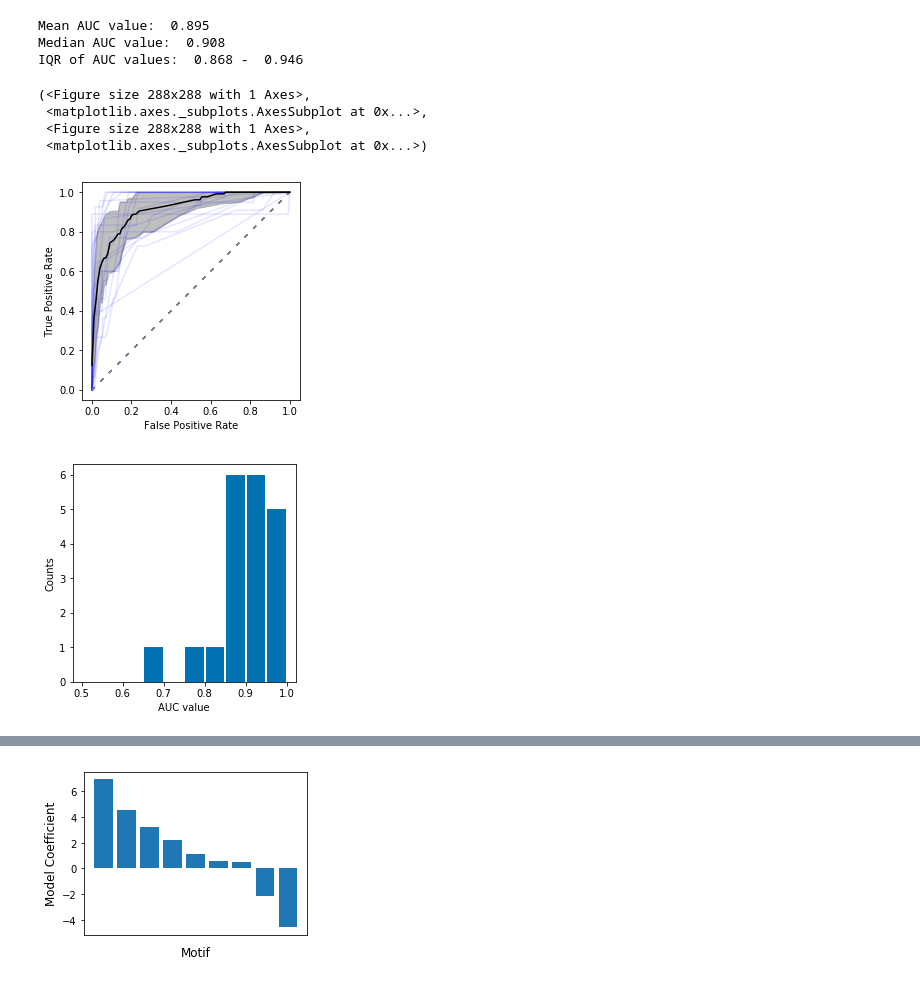
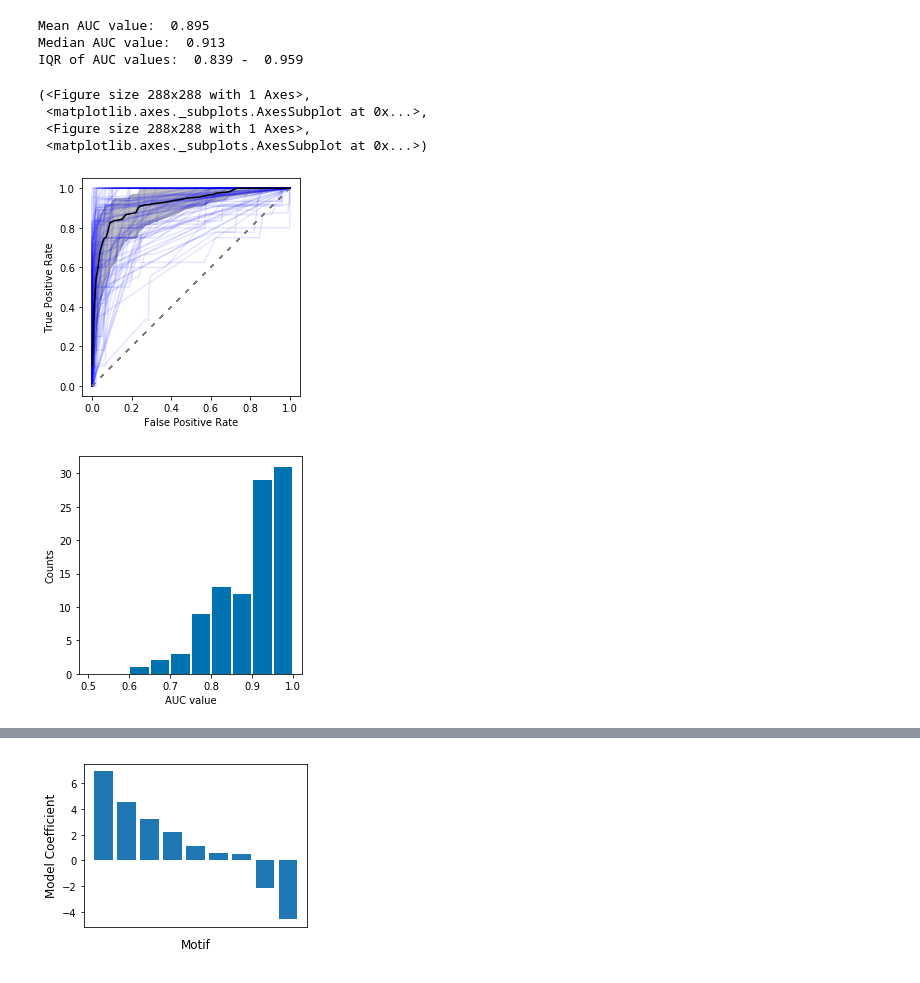
Before and after one commit to andrewguy/CCARL, a Jupyter notebook: workflow.ipynb, the cells around one changed output, grey strips where cells are left out. Saved outputs shown, nothing was run; the diff lists cells and outputs as text; code cells hidden in the pictures.

```diff
--- a/workflow.ipynb
+++ b/workflow.ipynb
@@ -162,30 +165,45 @@ import importlib
 import ccarl
 importlib.reload(ccarl)
 
-DATA_DIR = './Data'
+import warnings
+warnings.filterwarnings("ignore", message="invalid value encountered in double_scalars")
+
+DATA_DIR = './Data/CV_Folds'
 
 for csv_file in csv_files:
     results[csv_file] = {}
-    train_data = pd.read_csv(os.path.join(DATA_DIR, 'training_set', 'training_set_' + csv_file))
-    test_data = pd.read_csv(os.path.join(DATA_DIR, 'test_set', 'test_set_' + csv_file))
-    cf = ccarl.ccarl.CCARLClassifier(num_mrmr_features=10)
-    cf.train(train_data.glycan, train_data.binding)
-    results[csv_file]['model'] = cf
-    results[csv_file]['test'] = test_data
-    results[csv_file]['train'] = train_data
+    for fold in [1, 2, 3, 4, 5]:
+        results[csv_file][fold] = {}
+        train_data = pd.read_csv(os.path.join(DATA_DIR, f"fold_{fold}", 'training_set_' + csv_file))
+        test_data = pd.read_csv(os.path.join(DATA_DIR, f"fold_{fold}", 'test_set_' + csv_file))
+        cf = ccarl.ccarl.CCARLClassifier(num_mrmr_features=10)
+
+        cf.train(train_data.glycan, train_data.binding)
+        results[csv_file][fold]['model'] = cf
+        results[csv_file][fold]['test'] = test_data
+        results[csv_file][fold]['train'] = train_data
+# %%
+import pickle
+
+if results.keys():
+    with open('pickled_cv_results', 'wb') as f:
+        pickle.dump(results, f)
+else:
+    with open('pickled_cv_results', 'rb') as f:
+        results = pickle.load(f)
 # %%
 # Plot ROC curves for all test sets
-roc_data = [[results[x]['test'].binding.values, results[x]['model'].predict_proba(results[x]['test'].glycan)[:,1]] for x in csv_files]
+roc_data = [[results[x][fold]['test'].binding.values, results[x][fold]['model'].predict_proba(results[x][fold]['test'].glycan)[:,1]] for x in csv_files for fold in [1, 2, 3, 4, 5]]
 plot_multiple_roc(roc_data)
 # %% [output]
 Mean AUC value:  0.895
-Median AUC value:  0.908
-IQR of AUC values:  0.868 -  0.946
+Median AUC value:  0.913
+IQR of AUC values:  0.839 -  0.959
 (<Figure size 288x288 with 1 Axes>,
  <matplotlib.axes._subplots.AxesSubplot at 0x...>,
  <Figure size 288x288 with 1 Axes>,
  <matplotlib.axes._subplots.AxesSubplot at 0x...>)
-[figure, old version]
+[figure, new version]
-[figure, old version]
+[figure, new version]
 # %%
 # Generate table for tex document
```
Also changed, not shown: parts of 9 cells of this notebook, 48 other files.
